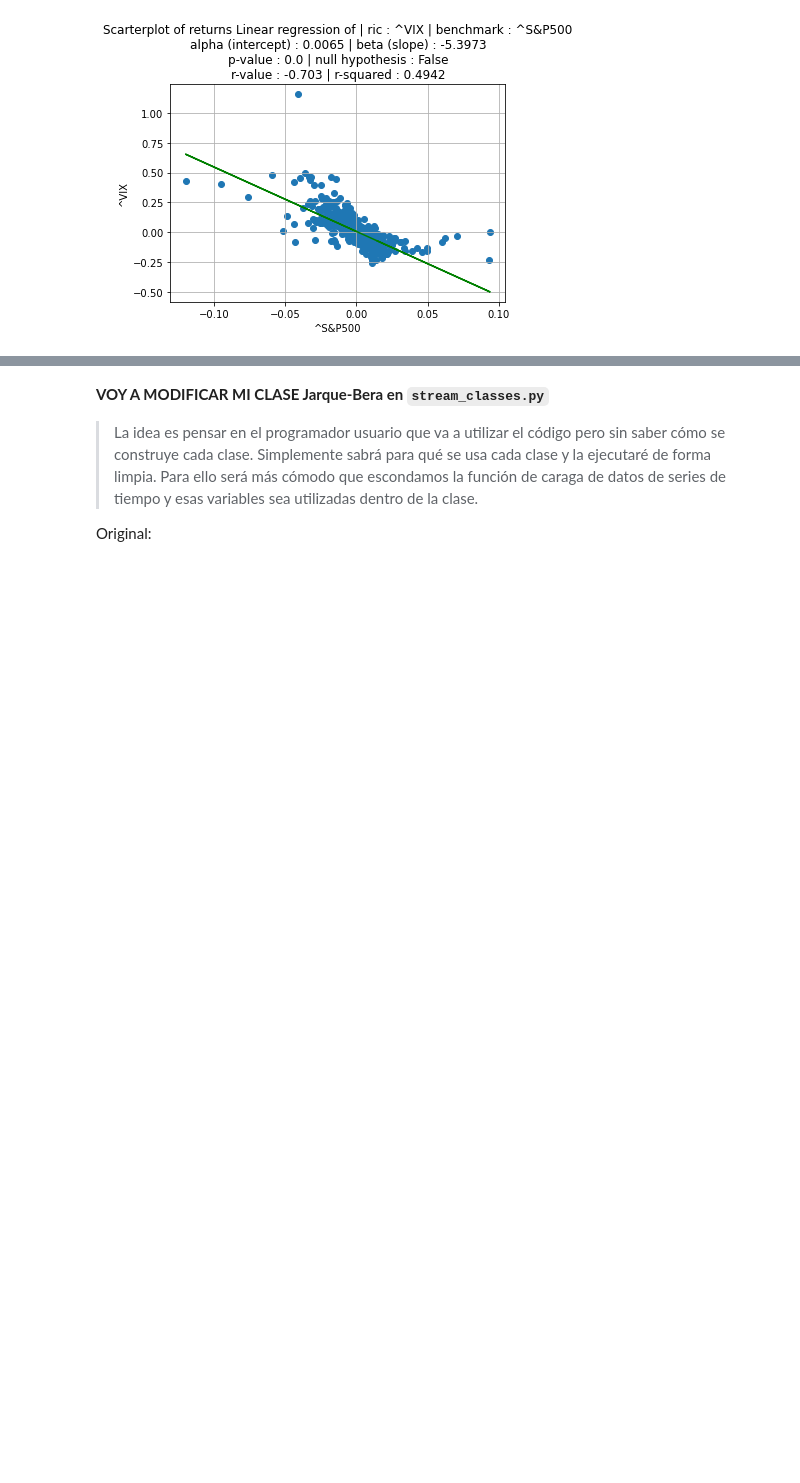
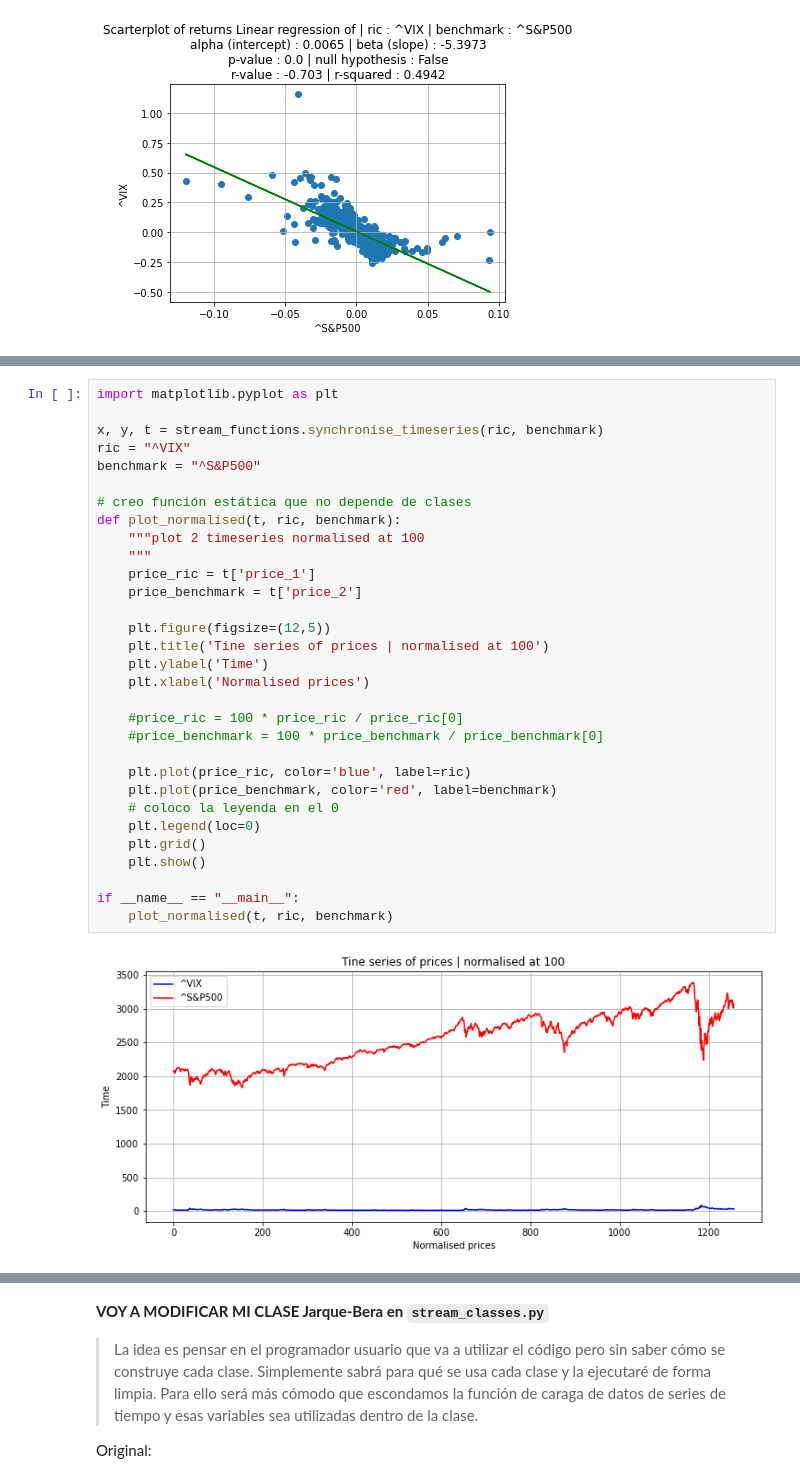
Before and after one commit to alexjust-data/quant_finances_python, a Jupyter notebook: notebooks/09_CAPM_Refactoring.ipynb, the cells around one changed output, grey strips where cells are left out. Cells and saved outputs as stored; diff of their text form; blank space fills up the shorter version.

```diff
--- a/notebooks/09_CAPM_Refactoring.ipynb
+++ b/notebooks/09_CAPM_Refactoring.ipynb
@@ -541,0 +710,33 @@ capm.scatterplot()
+# %%
+import matplotlib.pyplot as plt
+
+x, y, t = stream_functions.synchronise_timeseries(ric, benchmark)
+ric = "^VIX"
+benchmark = "^S&P500"
+
+# creo función estática que no depende de clases
+def plot_normalised(t, ric, benchmark):
+    """plot 2 timeseries normalised at 100
+    """
+    price_ric = t['price_1']
+    price_benchmark = t['price_2']
+
+    plt.figure(figsize=(12,5))
+    plt.title('Tine series of prices | normalised at 100')
+    plt.ylabel('Time')
+    plt.xlabel('Normalised prices')
+
+    #price_ric = 100 * price_ric / price_ric[0]
+    #price_benchmark = 100 * price_benchmark / price_benchmark[0]
+
+    plt.plot(price_ric, color='blue', label=ric)
+    plt.plot(price_benchmark, color='red', label=benchmark)
+    # coloco la leyenda en el 0
+    plt.legend(loc=0)
+    plt.grid()
+    plt.show()
+
+if __name__ == "__main__":
+    plot_normalised(t, ric, benchmark)
+# %% [output]
+[figure, added]
```
Also changed, not shown: parts of 22 cells of this notebook, 20 other files.
